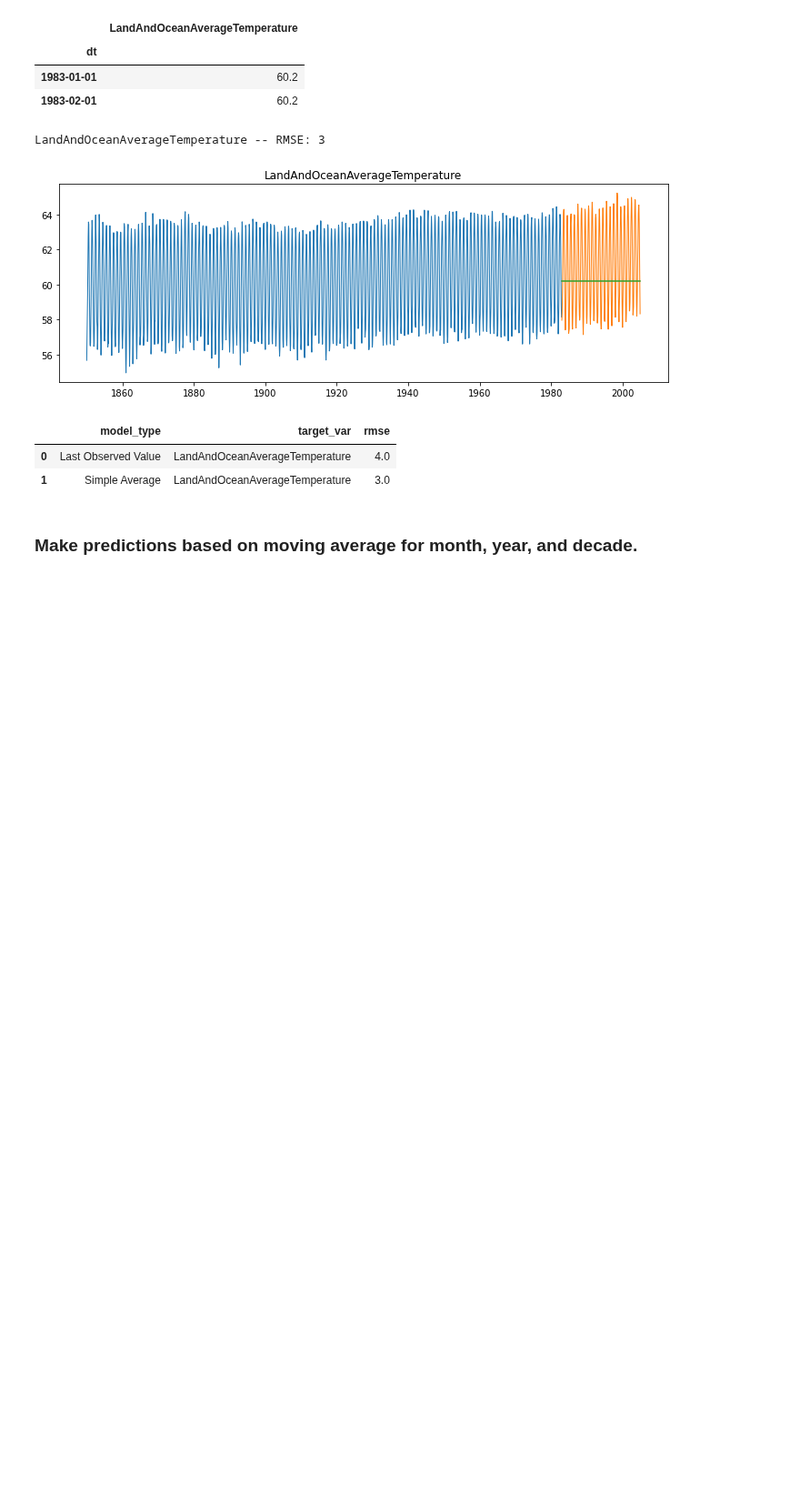
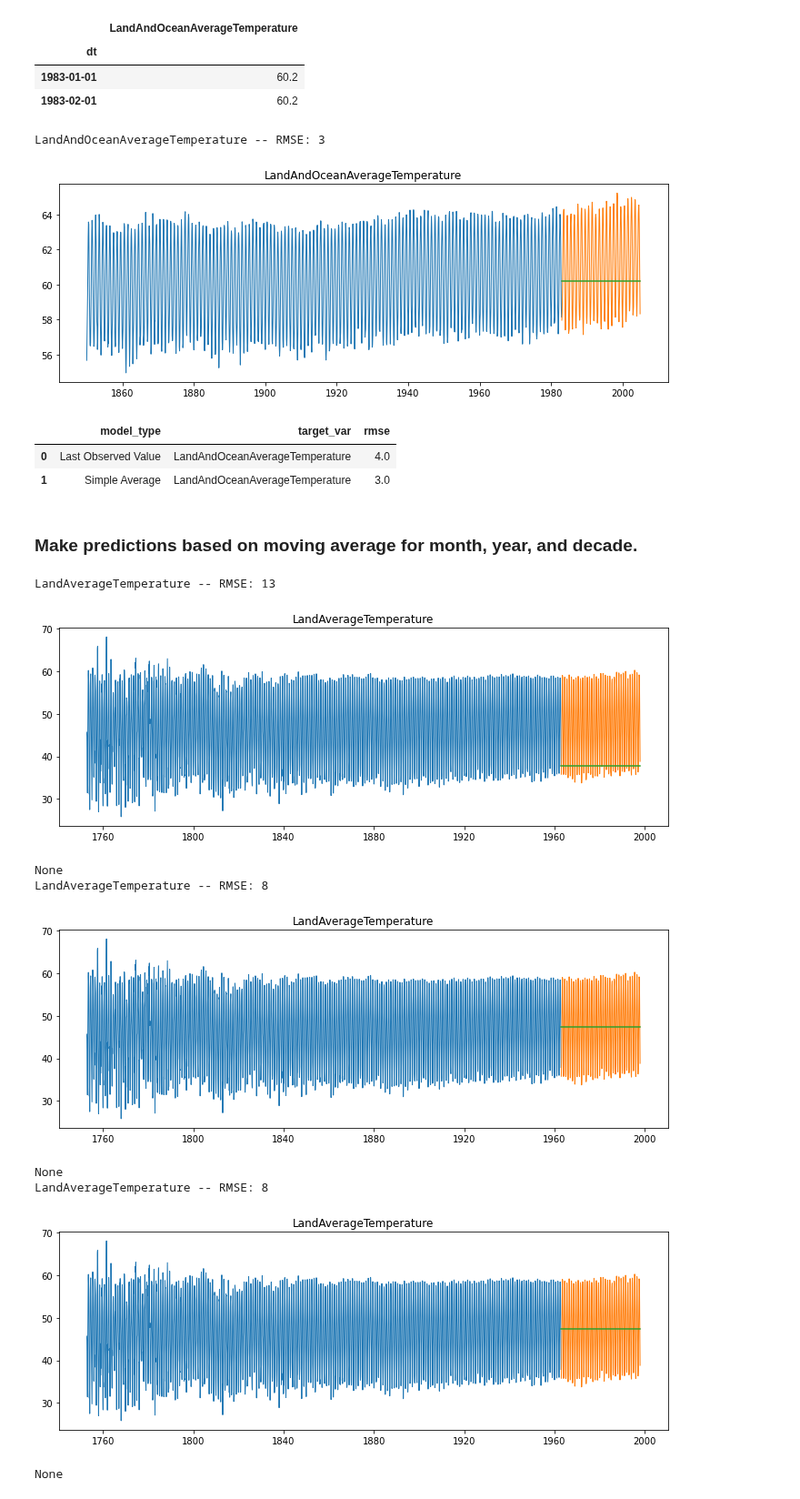
Before and after one commit to Johndsalas/earths_temperature_time_series, a Jupyter notebook: main_notebook.ipynb, the cells around one changed output. Shown at 91% size. Saved outputs shown, nothing was run; the diff lists cells and outputs as text; code cells hidden in the pictures; blank space fills up the shorter version.

Commit message:
added rolling average predictions and seasonal decompisition next move Se Dec to Explore

```diff
--- a/main_notebook.ipynb
+++ b/main_notebook.ipynb
@@ -445,3 +445,23 @@ eval_df_ocean
 | 1 | Simple Average | LandAndOceanAverageTemperature | 3.0 |
 # %% [markdown]
 ### Make predictions based on moving average for month, year, and decade.
+# %%
+for period in [1,12,120]:
+
+    temps = round(train_land['LandAverageTemperature'].rolling(period).mean().iloc[-1],2)
+
+    yhat_land_df = pd.DataFrame({'LandAverageTemperature': [temps]}, index = validate_land.index)
+
+    print(plot_and_eval_land('LandAverageTemperature'))
+
+    eval_df_land = append_eval_df_land(f'{period}Month Moving Average', 'LandAverageTemperature')
+# %% [output]
+LandAverageTemperature -- RMSE: 13
+[figure, added]
+None
+LandAverageTemperature -- RMSE: 8
+[figure, added]
+None
+LandAverageTemperature -- RMSE: 8
+[figure, added]
+None
```
Also changed, not shown: parts of 5 cells of this notebook.
